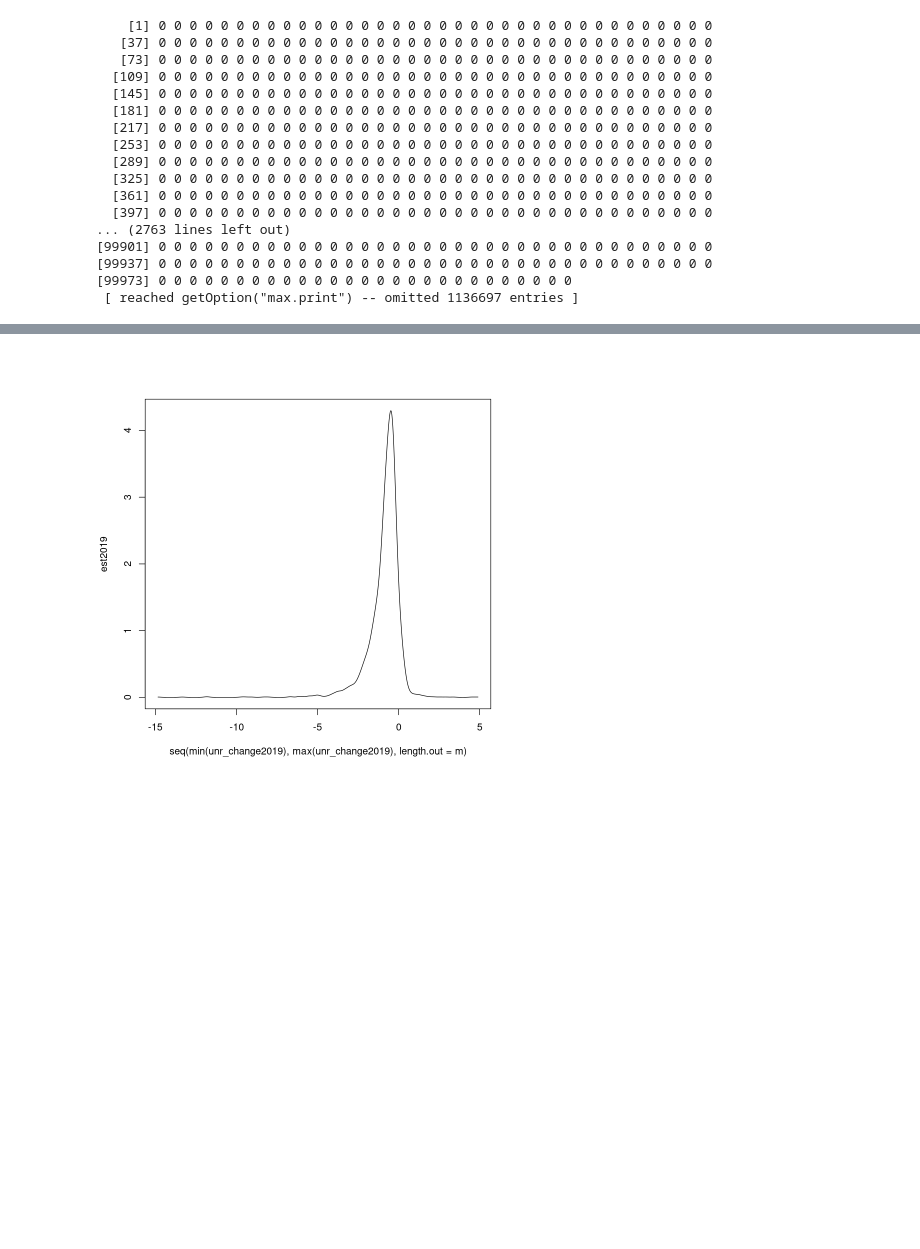
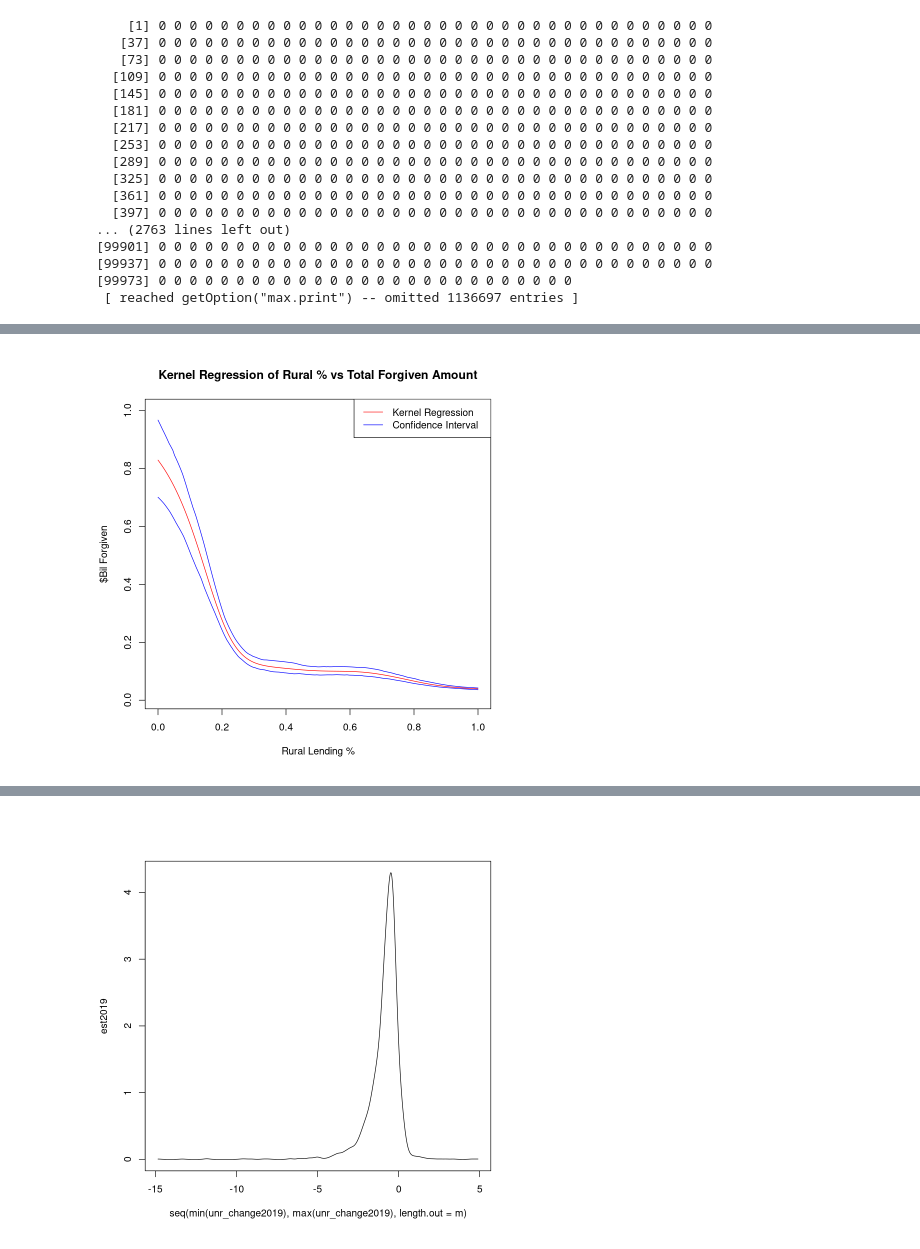
Before and after one commit to ABeeShake/Stats202A-Project, a Jupyter notebook: visualizations.ipynb, the cells around one changed output, grey strips where cells are left out. Drawn from its saved outputs; the diff is of its cells as text; code cells hidden in the pictures; blank space fills up the shorter version.

```diff
--- a/visualizations.ipynb
+++ b/visualizations.ipynb
@@ -236,6 +237,32 @@ kern_reg <- function(x,y,m,ci = F){
     return(estimate)
 
 }
+# %%
+x <- county_data$rural_pct
+
+y <- county_data$ForgivenessAmount_sum
+
+z <- kern_reg(x,y,1000,ci=T)
+# %%
+plot(c(min(x),max(x)),
+c(.01, 1),
+type = 'n',
+xlab = 'Rural Lending %',
+ylab = '$Bil Forgiven')
+lines(seq(min(x),max(x),length.out = 1000),
+z$est / 1e9,
+col = 'red')
+lines(seq(min(x),max(x),length.out = 1000),
+z$conf_ints[,1] / 1e9,
+col = 'blue')
+lines(seq(min(x),max(x),length.out = 1000),
+z$conf_ints[,2] / 1e9,
+col = 'blue')
+title("Kernel Regression of Rural % vs Total Forgiven Amount")
+legend("topright",legend = c("Kernel Regression", "Confidence Interval"),
+col = c("red","blue"), lty = c(1,1))
+# %% [output]
+[figure, added]
 # %%
 x <- county_data$rural_pct
 
```
Also changed, not shown: parts of 25 cells of this notebook.
